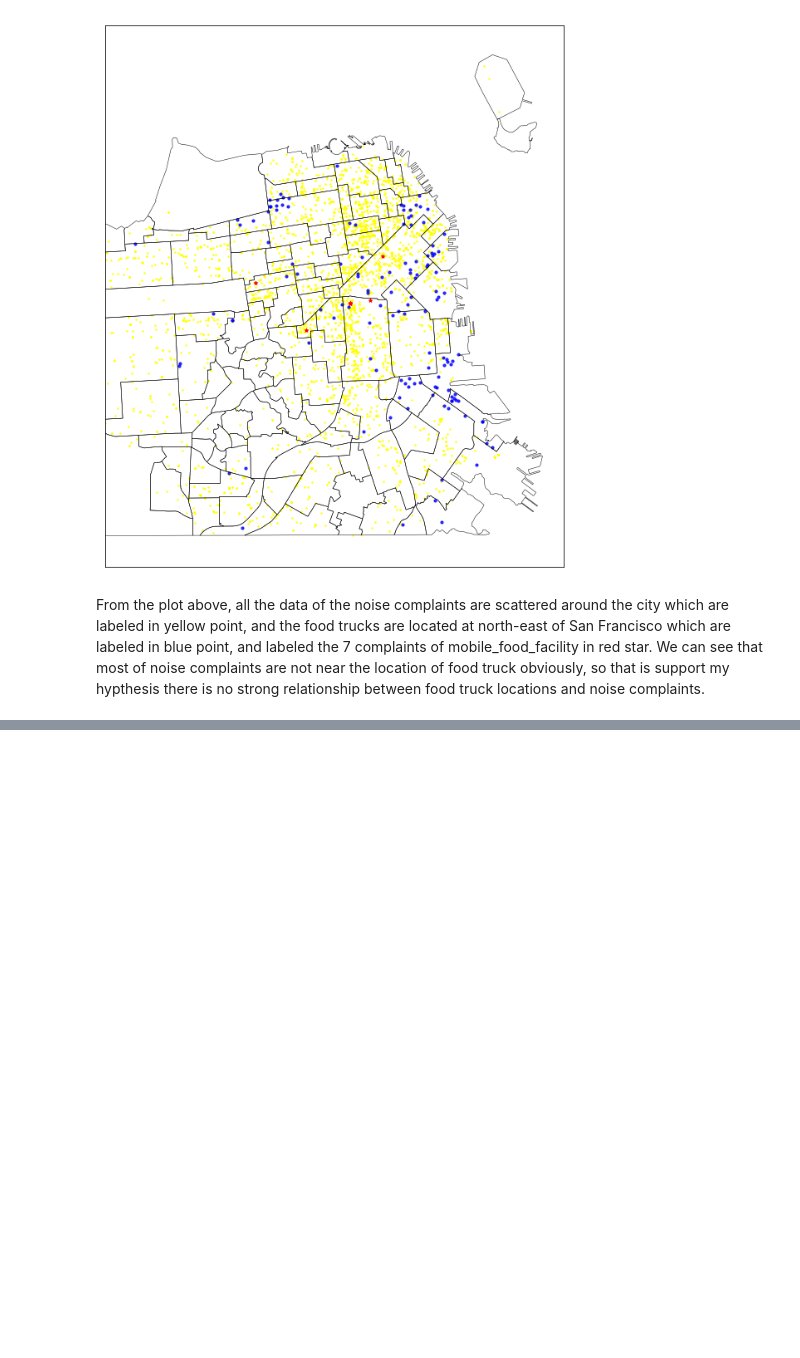
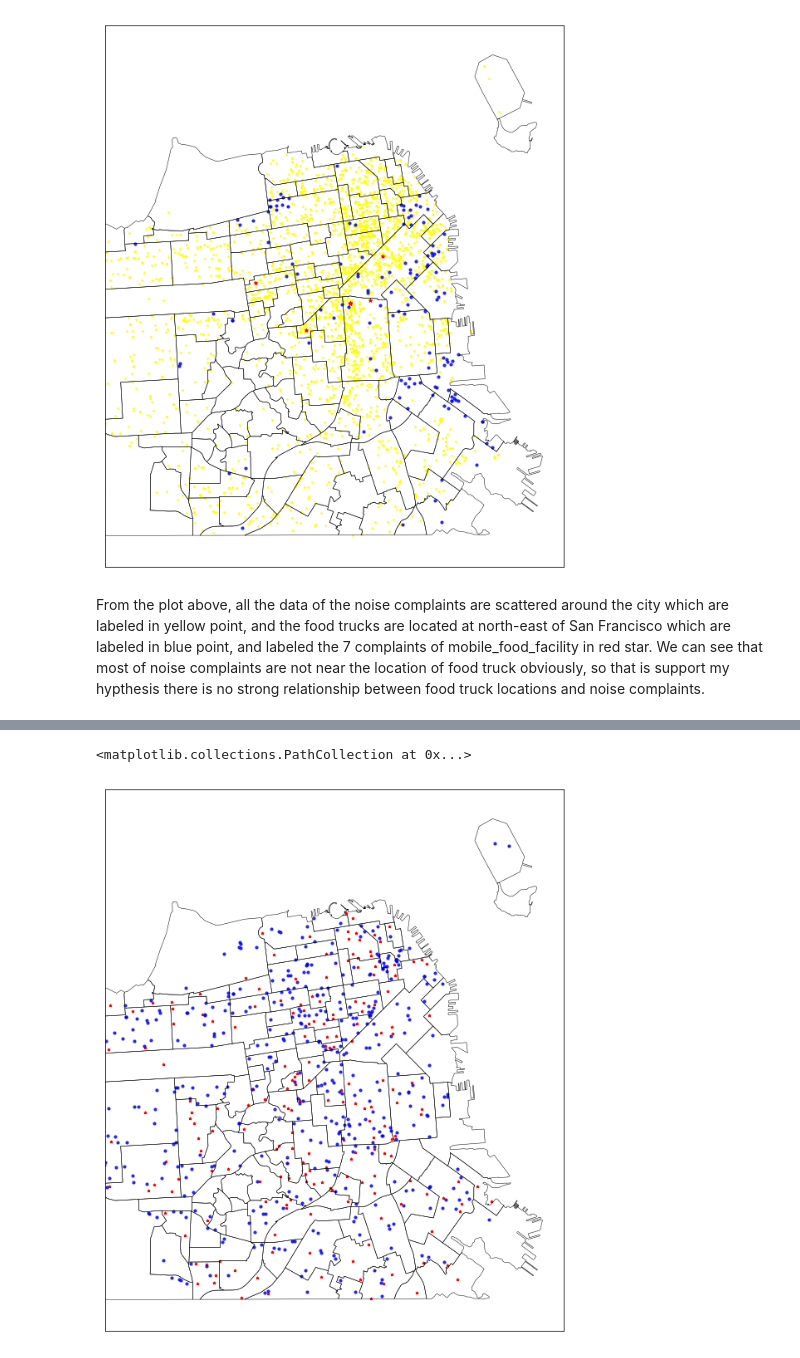
Before and after one commit to xtowang/Housing-in-SF, a Jupyter notebook: hw5.ipynb, the cells around one changed output, grey strips where cells are left out. Cells and saved outputs as stored; diff of their text form; code cells hidden in the pictures; blank space fills up the shorter version.

```diff
--- a/hw5.ipynb
+++ b/hw5.ipynb
@@ -339,0 +346,10 @@ From the plot above, all the data of the noise complaints are scattered around t
+# %%
+parks = pd.read_sql_query('select * from parks', conn3)
+
+parks_sql_query = """
+SELECT parks.Name, parks.Lat, parks.Lon from parks
+WHERE parks.Lat != 0
+AND parks.Lon != 0
+"""
+parks_data = pd.read_sql_query(parks_sql_query,conn3)
+parks_data.head()
@@ -339,0 +363,12 @@ From the plot above, all the data of the noise complaints are scattered around t
+# %%
+schools = pd.read_sql_query('select * from schools', conn3)
+
+schools_sql_query = """
+SELECT schools.Name, parks.Name, schools.Lat, schools.Lon from schools
+INNER JOIN parks
+WHERE schools.Lat != 0
+AND schools.Lon != 0
+"""
+
+schools_data = pd.read_sql_query(schools_sql_query,conn3)
+schools_data.head()
@@ -339,0 +382,25 @@ From the plot above, all the data of the noise complaints are scattered around t
+# %%
+
+from mpl_toolkits.basemap import Basemap
+#import matplotlib.cm as cm
+
+cmap = plt.cm.seismic
+matplotlib.rcParams['figure.figsize'] = (12,12)
+cmap = Basemap(llcrnrlat=37.7, urcrnrlat=37.84, llcrnrlon=-122.5, urcrnrlon=-122.35, resolution='i',projection='merc')
+
+cmap.readshapefile('geo_export_d425fcfa-8090-48e6-bc5e-fb751ae92321', 'sfneighborhoods')
+
+x4,y4 = cmap(list(parks.Lon),list(parks.Lat))
+x5,y5 = cmap(list(schools.Lon),list(schools.Lat))
+
+cmap.scatter(x4,y4,s=10,c='red',marker="*",alpha=1)
+cmap.scatter(x5,y5,s=10,c='blue',marker="o",alpha=0.8)
+
+
+
+
+
+# us_zipcodes=gpd.read_file("cb_2016_us_zcta510_500k.shp")
+# %% [output]
+<matplotlib.collections.PathCollection at 0x...>
+[figure, added]
```
Also changed, not shown: parts of 8 cells of this notebook.
